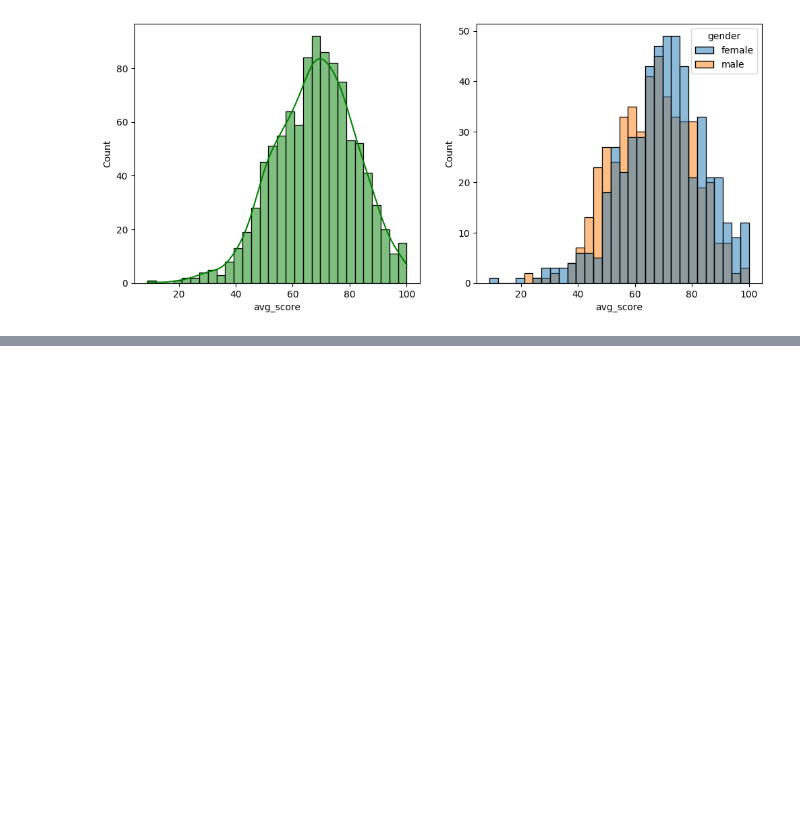
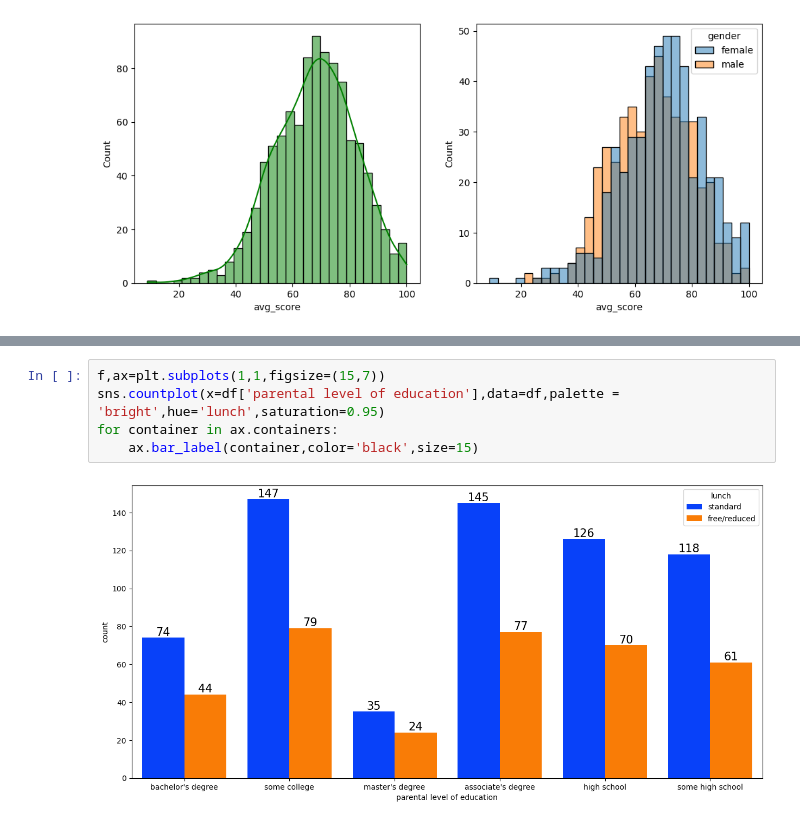
Before and after one commit to Ravi-Kumar-Yadav-6289/ml_projects, a Jupyter notebook: analysis_notebooks/EDA.ipynb, the cells around one changed output, grey strips where cells are left out. Drawn from its saved outputs; the diff is of its cells as text; blank space fills up the shorter version.

```diff
--- a/analysis_notebooks/EDA.ipynb
+++ b/analysis_notebooks/EDA.ipynb
@@ -133,0 +150,7 @@ for container in ax[2].containers:
+# %%
+f,ax=plt.subplots(1,1,figsize=(15,7))
+sns.countplot(x=df['parental level of education'],data=df,palette = 'bright',hue='lunch',saturation=0.95)
+for container in ax.containers:
+    ax.bar_label(container,color='black',size=15)
+# %% [output]
+[figure, added]
```
Also changed, not shown: parts of 8 cells of this notebook, 2 other files.
